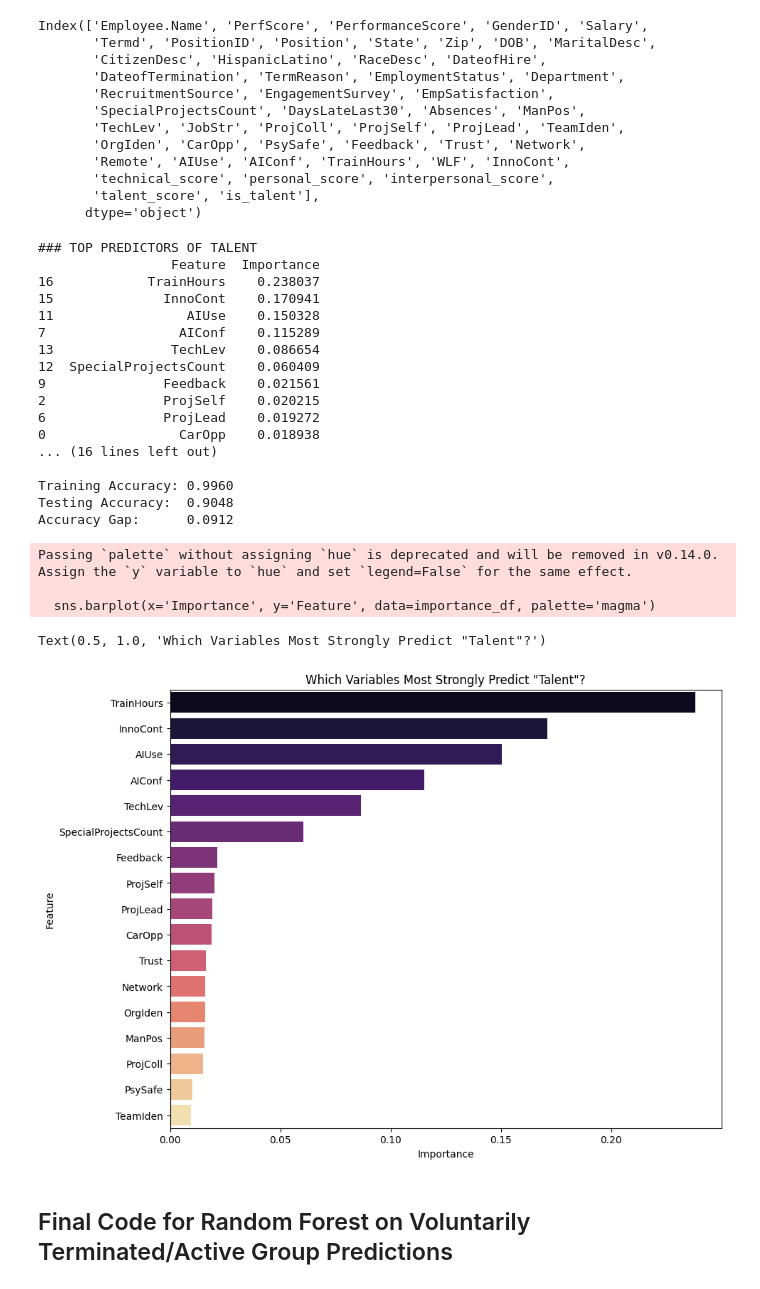
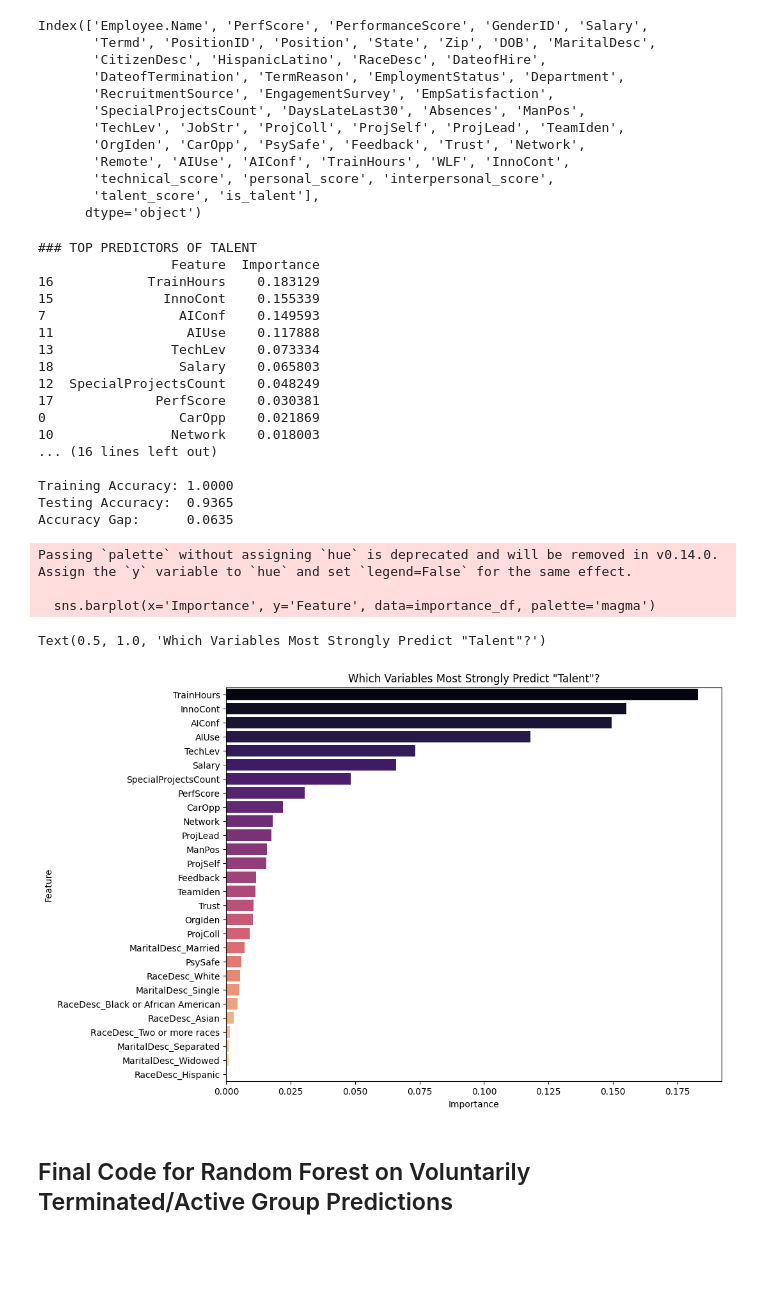
Before and after one commit to DovydasVe/HR_analytics_protecting_talent, a Jupyter notebook: Turnover_analysis.ipynb, the cells around one changed output. Cells and saved outputs as stored; diff of their text form; code cells hidden in the pictures; blank space fills up the shorter version.

```diff
--- a/Turnover_analysis.ipynb
+++ b/Turnover_analysis.ipynb
@@ -66,7 +66,7 @@ features = [
     'CarOpp', 'OrgIden', 'ProjSelf', 'Trust', 'ProjColl',
     'TeamIden', 'ProjLead', 'AIConf', 'PsySafe', 'Feedback',
     'Network', 'AIUse', 'SpecialProjectsCount', 'TechLev',
-    'ManPos', 'InnoCont', 'TrainHours'
+    'ManPos', 'InnoCont', 'TrainHours', 'PerfScore', 'Salary', 'MaritalDesc', 'RaceDesc'
 ]
 
 # 2. Data Preparation
@@ -112,47 +112,47 @@ importance_df = pd.DataFrame({
 
 # --- FINAL OUTPUTS ---
 
 print("### TOP PREDICTORS OF TALENT")
 print(importance_df.head(15))
 
 print("\n### TEST SET CLASSIFICATION REPORT")
 print(classification_report(y_test, y_test_pred))
 
 # Check for Overfitting
 train_acc = accuracy_score(y_train, y_train_pred)
 test_acc = accuracy_score(y_test, y_test_pred)
 print(f"\nTraining Accuracy: {train_acc:.4f}")
 print(f"Testing Accuracy:  {test_acc:.4f}")
 print(f"Accuracy Gap:      {abs(train_acc - test_acc):.4f}")
 
 # 7. Visualization of Important Variables
 plt.figure(figsize=(10, 8))
 sns.barplot(x='Importance', y='Feature', data=importance_df, palette='magma')
 plt.title('Which Variables Most Strongly Predict "Talent"?')
 #plt.show()
 # %% [output]
 ### TOP PREDICTORS OF TALENT
                  Feature  Importance
-16            TrainHours    0.238037
-15              InnoCont    0.170941
-11                 AIUse    0.150328
-7                 AIConf    0.115289
-13               TechLev    0.086654
-12  SpecialProjectsCount    0.060409
-9               Feedback    0.021561
-2               ProjSelf    0.020215
-6               ProjLead    0.019272
-0                 CarOpp    0.018938
+16            TrainHours    0.183129
+15              InnoCont    0.155339
+7                 AIConf    0.149593
+11                 AIUse    0.117888
+13               TechLev    0.073334
+18                Salary    0.065803
+12  SpecialProjectsCount    0.048249
+17             PerfScore    0.030381
+0                 CarOpp    0.021869
+10               Network    0.018003
 ... (16 lines left out)
 
-Training Accuracy: 0.9960
-Testing Accuracy:  0.9048
-Accuracy Gap:      0.0912
+Training Accuracy: 1.0000
+Testing Accuracy:  0.9365
+Accuracy Gap:      0.0635
 Passing `palette` without assigning `hue` is deprecated and will be removed in v0.14.0. Assign the `y` variable to `hue` and set `legend=False` for the same effect.
 
   sns.barplot(x='Importance', y='Feature', data=importance_df, palette='magma')
 Text(0.5, 1.0, 'Which Variables Most Strongly Predict "Talent"?')
-[figure, old version]
+[figure, new version]
 # %% [markdown]
 ## Final Code for Random Forest on Voluntarily Terminated/Active Group Predictions
 # %%
```
Also changed, not shown: parts of 3 cells of this notebook.
